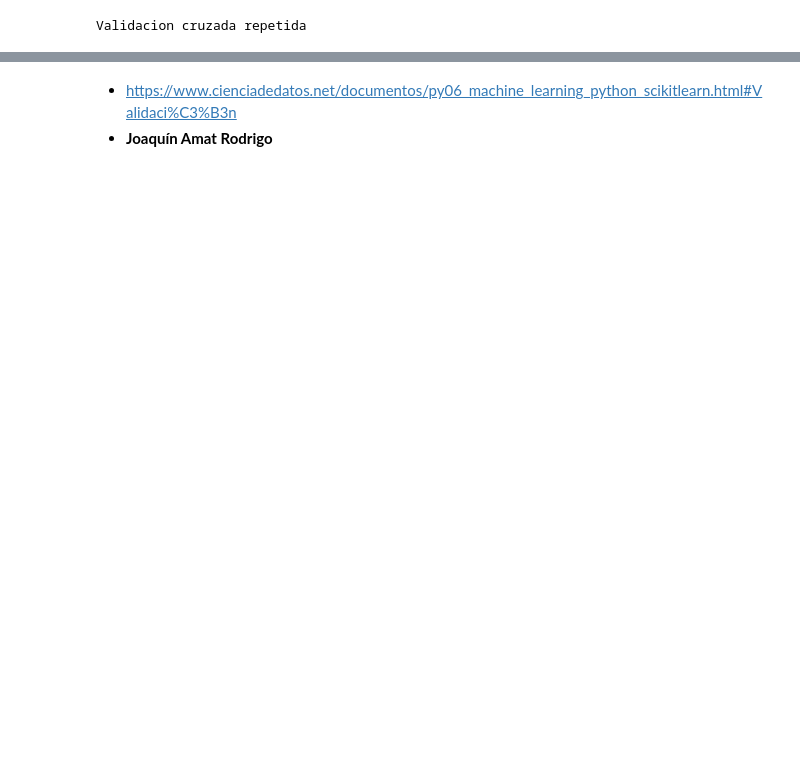
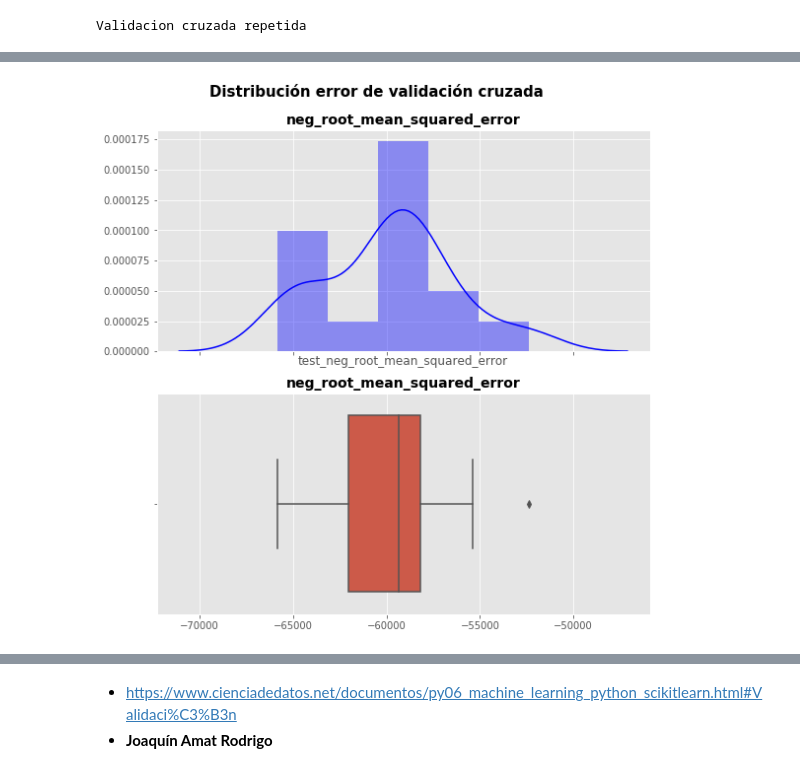
Before and after one commit to Kaiziferr/Data_Science_Workshops, a Jupyter notebook: Workshop_1/workshop data science.ipynb, the cells around one changed output, grey strips where cells are left out. Drawn from its saved outputs; the diff is of its cells as text; code cells hidden in the pictures; blank space fills up the shorter version.

Commit message:
Metricas de un modelo lineal, aun me falta estudiar

```diff
--- a/Workshop_1/workshop data science.ipynb
+++ b/Workshop_1/workshop data science.ipynb
@@ -598,3 +596,6 @@ data_temp_test = pd.concat([y_test, X_test],axis = 1)
+# %%
+data_temp_train = X_train
+data_temp_test = X_test
 # %%
 estandarizacion = ColumnTransformer([('scale',StandardScaler(),data_numeric)], remainder='passthrough')
 # %%
@@ -603,11 +604,9 @@ p_ts = estandarizacion.transform(data_temp_test)
 # %%
 p_tr = pd.DataFrame(p_tr,columns = data_temp_train.columns)
 p_ts = pd.DataFrame(p_ts,columns = data_temp_test.columns)
-# %%
-X_train = p_tr.drop('precio',axis = True)
-X_test = p_ts.drop('precio',axis = True)
-y_train = p_tr['precio']
-y_test = p_ts['precio']
+# %%
+X_train = p_tr
+X_test = p_ts
 # %% [markdown]
 # Modelo
 # %%
@@ -655,0 +662,6 @@ Média métricas de validación cruzada: -0.8772762402819825
+# %%
+cv = RepeatedKFold(n_splits = 3, n_repeats = 5)
+cv_scores = cross_validate(estimator = modelo, X = X_train, y = y_train, scoring = ('r2','neg_root_mean_squared_error'), cv = cv, return_train_score = True)
+
+cv_scores = pd.DataFrame(cv_scores)
+cv_scores
@@ -655,0 +685,31 @@ Média métricas de validación cruzada: -0.8772762402819825
+# %%
+fig, ax = plt.subplots(nrows = 2, ncols = 1, figsize = (8,8),sharex=True)
+
+sns.distplot(
+    cv_scores['test_neg_root_mean_squared_error'],
+    kde = True,
+    color = 'blue',
+    ax = ax[0]
+)
+
+ax[0].set_title('neg_root_mean_squared_error',fontsize = 14, fontweight = "bold")
+axes[0].tick_params(labelsize = 10)
+axes[0].set_xlabel("")
+
+sns.boxplot(
+    cv_scores['test_neg_root_mean_squared_error'],
+    ax = ax[1]
+)
+
+ax[1].set_title('neg_root_mean_squared_error', fontsize = 14, fontweight = "bold")
+ax[1].tick_params(labelsize = 10)
+ax[1].set_xlabel("")
+
+
+
+fig.tight_layout()
+plt.subplots_adjust(top=0.9)
+fig.suptitle('Distribución error de validación cruzada', fontsize = 15,
+             fontweight = "bold");
+# %% [output]
+[figure, added]
```
Also changed, not shown: parts of 15 cells of this notebook.
